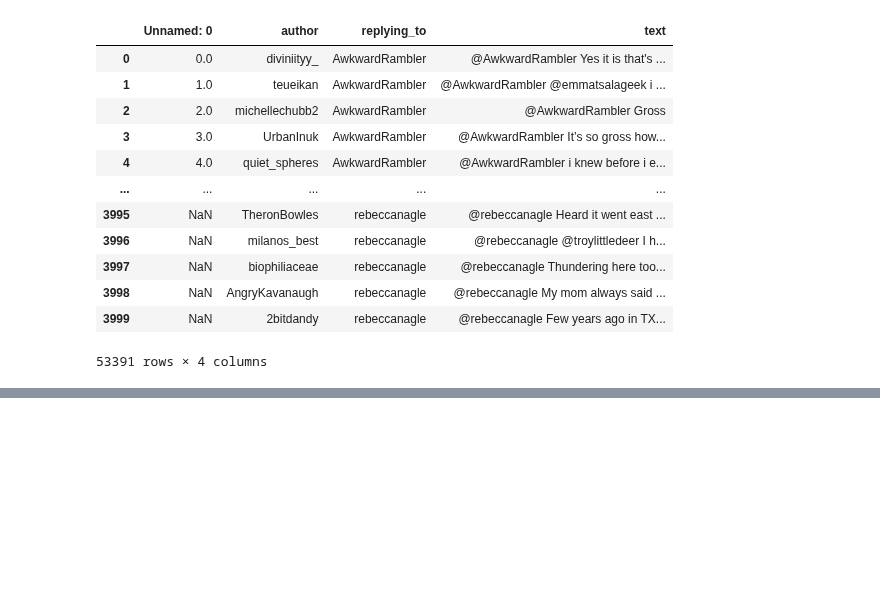
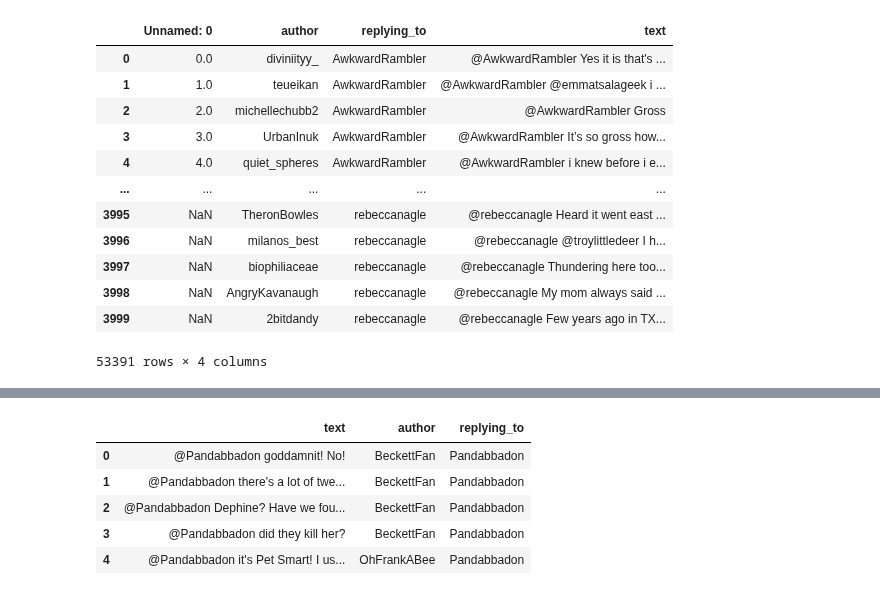
Before and after one commit to IndigenousEngineering/In-Reply, a Jupyter notebook: in_reply_1.ipynb, the cells around one changed output, grey strips where cells are left out. Drawn from its saved outputs; the diff is of its cells as text; code cells hidden in the pictures; blank space fills up the shorter version.

```diff
--- a/in_reply_1.ipynb
+++ b/in_reply_1.ipynb
@@ -634,0 +644,11 @@ raw_replies_2020_df = pd.read_csv('raw_replies_2016_to_2020_full.csv')
+# %%
+raw_replies_2016_df = raw_replies_2016_df.drop(['Unnamed: 0'], axis=1)
+# %%
+raw_replies_2016_df.head()
+# %% [output]
+|  | text | author | replying_to |
+| 0 | @Pandabbadon goddamnit! No! | BeckettFan | Pandabbadon |
+| 1 | @Pandabbadon there's a lot of twe... | BeckettFan | Pandabbadon |
+| 2 | @Pandabbadon Dephine? Have we fou... | BeckettFan | Pandabbadon |
+| 3 | @Pandabbadon did they kill her? | BeckettFan | Pandabbadon |
+| 4 | @Pandabbadon it's Pet Smart! I us... | OhFrankABee | Pandabbadon |
```
Also changed, not shown: parts of 4 cells of this notebook.
